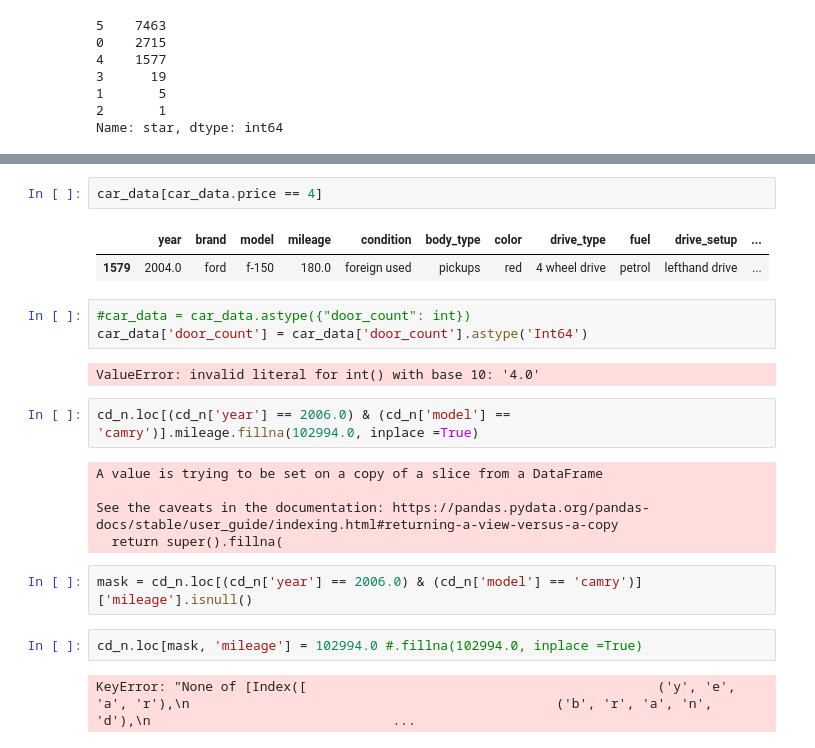
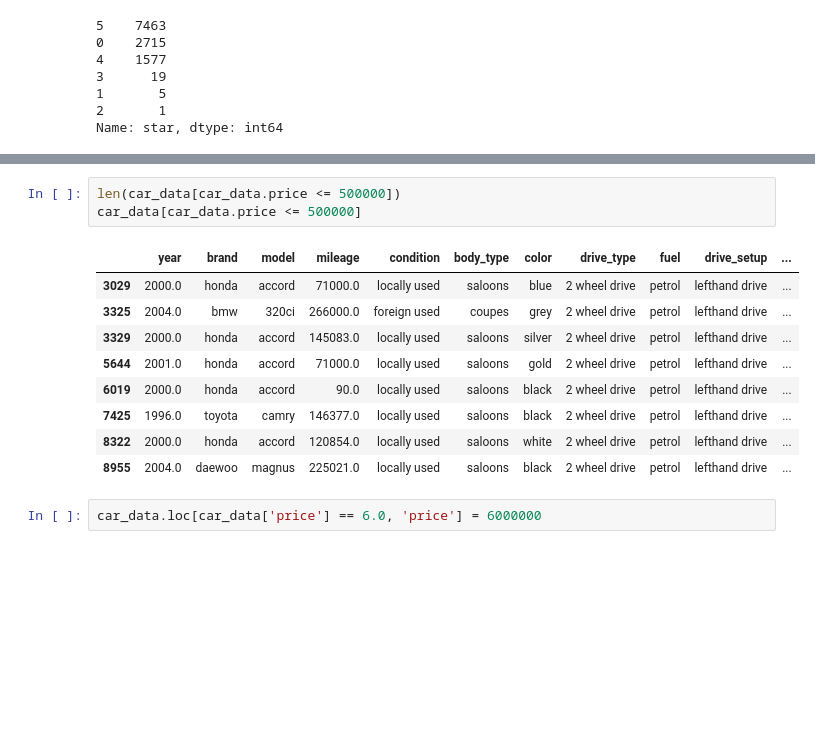
Before and after one commit to Danselem/car-price-prediction, a Jupyter notebook: src/notebooks/Car Data Exploration.ipynb, the cells around one changed output, grey strips where cells are left out. Cells and saved outputs as stored; diff of their text form; blank space fills up the shorter version.

```diff
--- a/src/notebooks/Car Data Exploration.ipynb
+++ b/src/notebooks/Car Data Exploration.ipynb
@@ -1029,23 +999,15 @@ Name: star, dtype: int64
+# %%
+len(car_data[car_data.price <= 500000])
+car_data[car_data.price <= 500000]
+# %% [output]
+|  | year | brand | model | mileage | condition | body_type | color | drive_type | fuel | drive_setup | ... |
+| 3029 | 2000.0 | honda | accord | 71000.0 | locally used | saloons | blue | 2 wheel drive | petrol | lefthand drive | ... |
+| 3325 | 2004.0 | bmw | 320ci | 266000.0 | foreign used | coupes | grey | 2 wheel drive | petrol | lefthand drive | ... |
+| 3329 | 2000.0 | honda | accord | 145083.0 | locally used | saloons | silver | 2 wheel drive | petrol | lefthand drive | ... |
+| 5644 | 2001.0 | honda | accord | 71000.0 | locally used | saloons | gold | 2 wheel drive | petrol | lefthand drive | ... |
+| 6019 | 2000.0 | honda | accord | 90.0 | locally used | saloons | black | 2 wheel drive | petrol | lefthand drive | ... |
+| 7425 | 1996.0 | toyota | camry | 146377.0 | locally used | saloons | black | 2 wheel drive | petrol | lefthand drive | ... |
+| 8322 | 2000.0 | honda | accord | 120854.0 | locally used | saloons | white | 2 wheel drive | petrol | lefthand drive | ... |
+| 8955 | 2004.0 | daewoo | magnus | 225021.0 | locally used | saloons | black | 2 wheel drive | petrol | lefthand drive | ... |
 # %%
-car_data[car_data.price == 4]
+car_data.loc[car_data['price'] == 6.0, 'price'] = 6000000
-# %% [output]
-|  | year | brand | model | mileage | condition | body_type | color | drive_type | fuel | drive_setup | ... |
-| 1579 | 2004.0 | ford | f-150 | 180.0 | foreign used | pickups | red | 4 wheel drive | petrol | lefthand drive | ... |
-# %%
-#car_data = car_data.astype({"door_count": int})
-car_data['door_count'] = car_data['door_count'].astype('Int64')
-# %% [output]
-ValueError: invalid literal for int() with base 10: '4.0'
-# %%
-cd_n.loc[(cd_n['year'] == 2006.0) & (cd_n['model'] == 'camry')].mileage.fillna(102994.0, inplace =True)
-# %% [output]
-A value is trying to be set on a copy of a slice from a DataFrame
-
-See the caveats in the documentation: https://pandas.pydata.org/pandas-docs/stable/user_guide/indexing.html#returning-a-view-versus-a-copy
-  return super().fillna(
-# %%
-mask = cd_n.loc[(cd_n['year'] == 2006.0) & (cd_n['model'] == 'camry')]['mileage'].isnull()
-# %%
-cd_n.loc[mask, 'mileage'] = 102994.0 #.fillna(102994.0, inplace =True)
-# %% [output]
-KeyError: "None of [Index([                                             ('y', 'e', 'a', 'r'),\n                                               ('b', 'r', 'a', 'n', 'd'),\n                               ...
```
Also changed, not shown: parts of 35 cells of this notebook, 31 other files.
